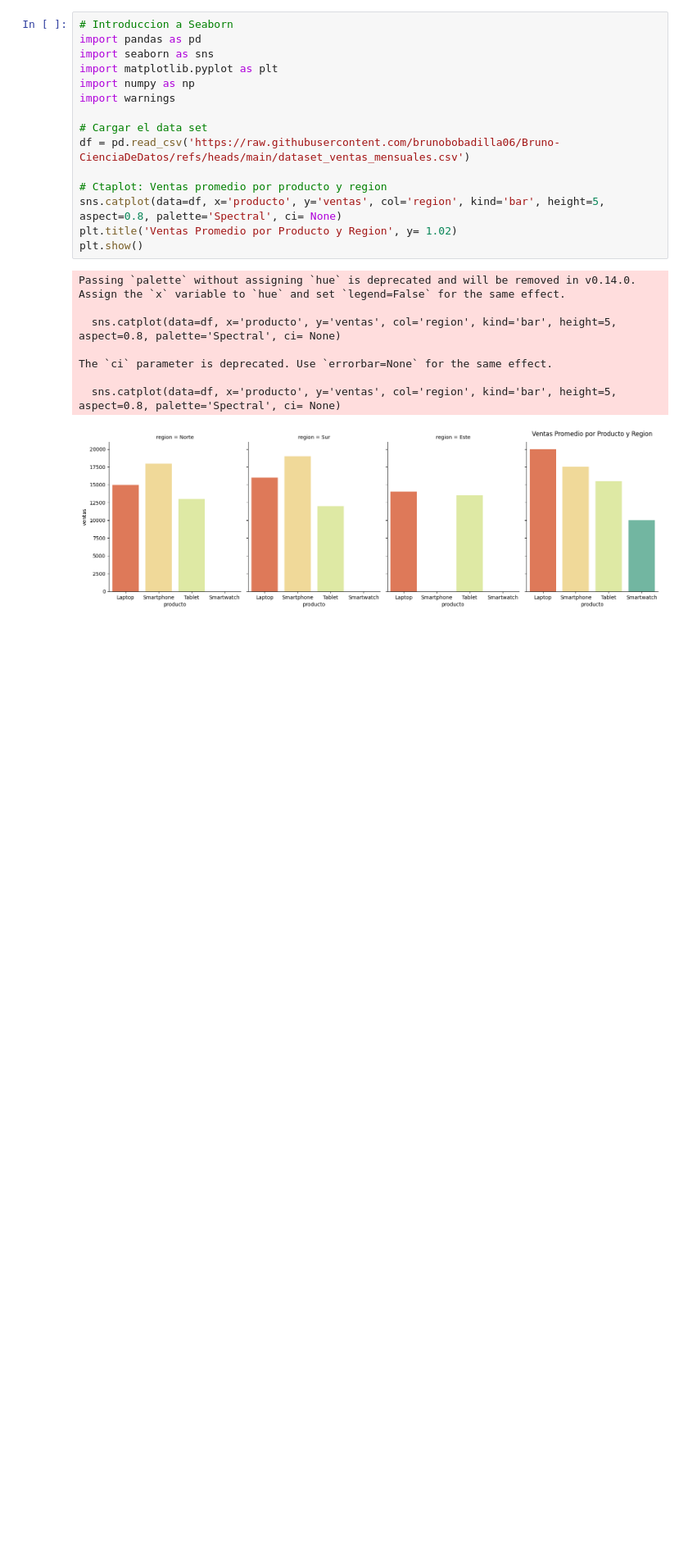
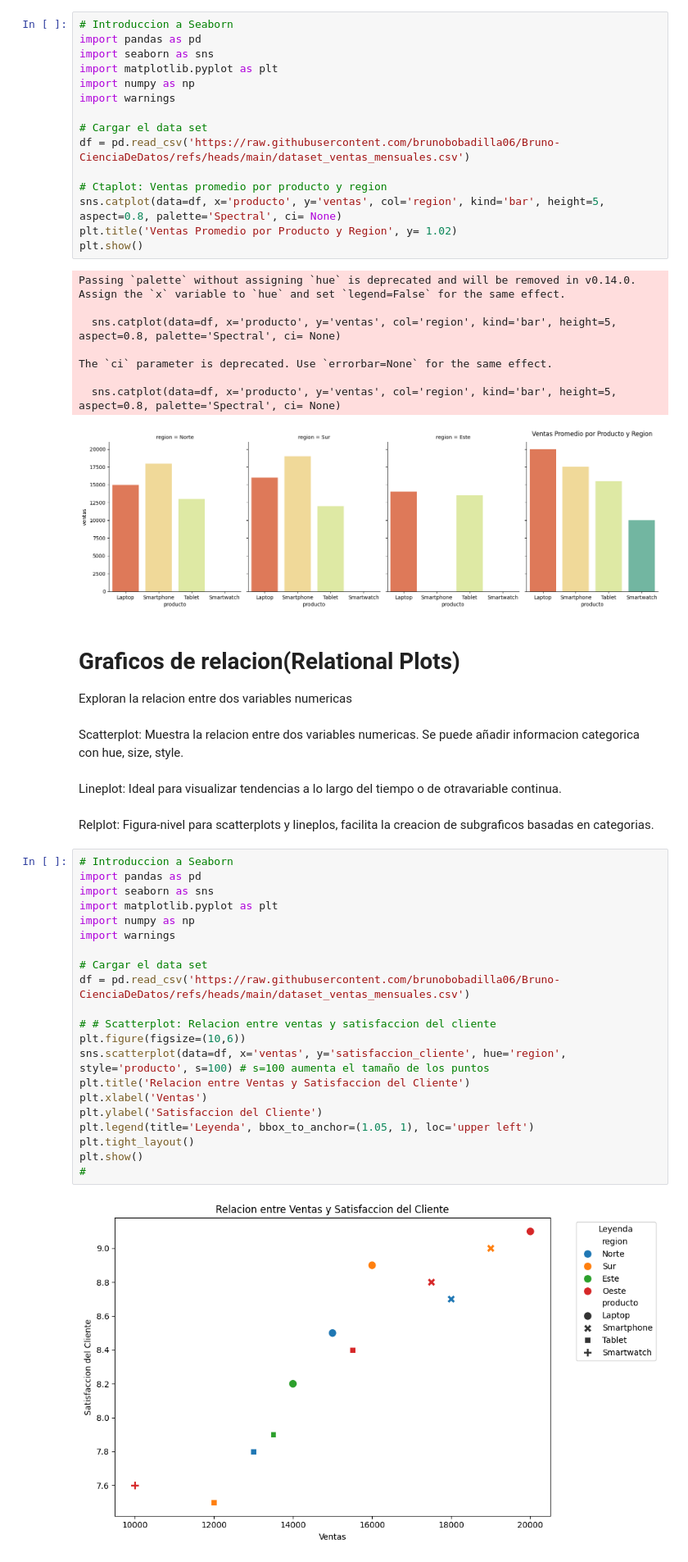
Before and after one commit to brunobobadilla06/Bruno-CienciaDeDatos, a Jupyter notebook: Seaborn1.ipynb, the cells around one changed output. Shown: that part at 82% size. Cells and saved outputs as stored; diff of their text form; blank space fills up the shorter version.

```diff
--- a/Seaborn1.ipynb
+++ b/Seaborn1.ipynb
@@ -253,3 +253,35 @@ The `ci` parameter is deprecated. Use `errorbar=None` for the same effect.
 
   sns.catplot(data=df, x='producto', y='ventas', col='region', kind='bar', height=5, aspect=0.8, palette='Spectral', ci= None)
 [figure]
+# %% [markdown]
+# Graficos de relacion(Relational Plots)
+Exploran la relacion entre dos variables numericas
+# %% [markdown]
+Scatterplot: Muestra la relacion entre dos variables numericas. Se puede añadir informacion categorica con hue, size, style.
+# %% [markdown]
+Lineplot: Ideal para visualizar tendencias a lo largo del tiempo o de otravariable continua.
+# %% [markdown]
+Relplot: Figura-nivel para scatterplots y lineplos, facilita la creacion de subgraficos basadas en categorias.
+# %%
+# Introduccion a Seaborn
+import pandas as pd
+import seaborn as sns
+import matplotlib.pyplot as plt
+import numpy as np
+import warnings
+
+# Cargar el data set
+df = pd.read_csv('https://raw.githubusercontent.com/brunobobadilla06/Bruno-CienciaDeDatos/refs/heads/main/dataset_ventas_mensuales.csv')
+
+# # Scatterplot: Relacion entre ventas y satisfaccion del cliente
+plt.figure(figsize=(10,6))
+sns.scatterplot(data=df, x='ventas', y='satisfaccion_cliente', hue='region', style='producto', s=100) # s=100 aumenta el tamaño de los puntos
+plt.title('Relacion entre Ventas y Satisfaccion del Cliente')
+plt.xlabel('Ventas')
+plt.ylabel('Satisfaccion del Cliente')
+plt.legend(title='Leyenda', bbox_to_anchor=(1.05, 1), loc='upper left')
+plt.tight_layout()
+plt.show()
+#
+# %% [output]
+[figure, added]
```
Also changed, not shown: parts of 6 cells of this notebook.
